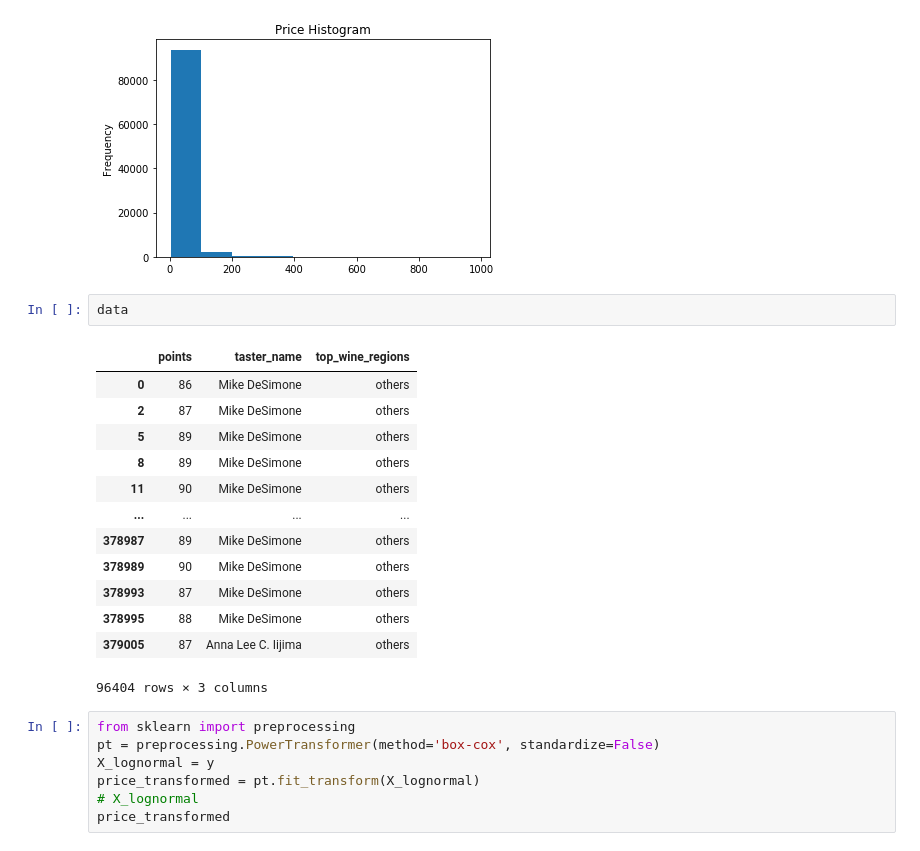
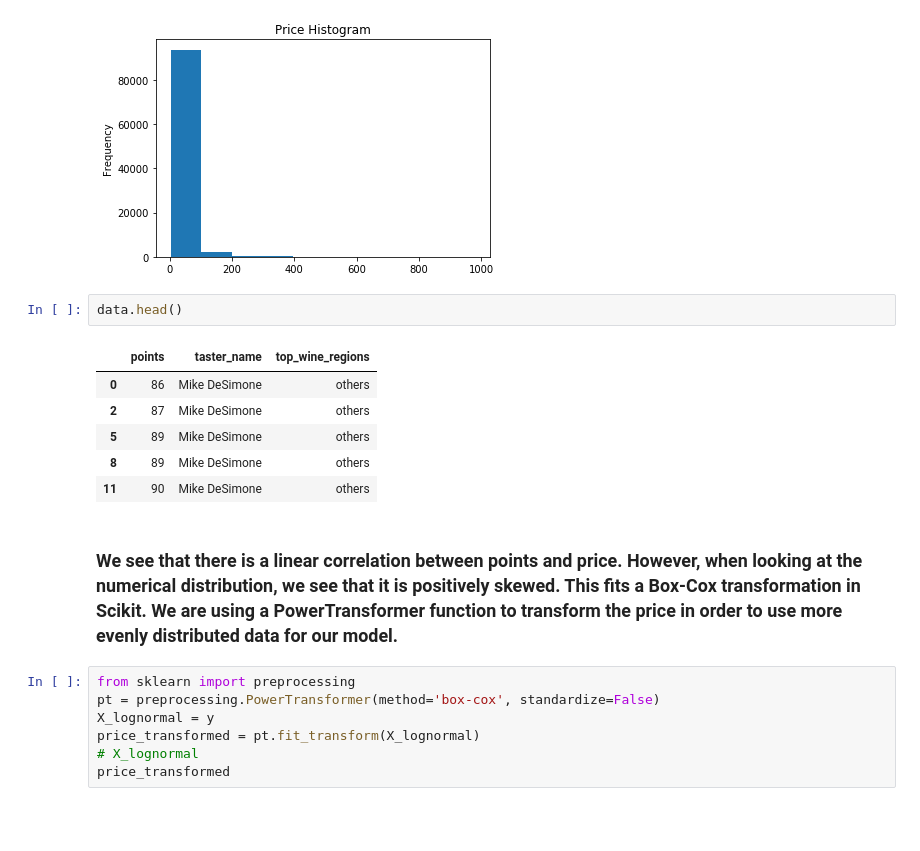
Before and after one commit to miladdavoodi9/Wine_Pricing_Model, a Jupyter notebook: ML.ipynb, the cells around one changed output. Cells and saved outputs as stored; diff of their text form; blank space fills up the shorter version.

```diff
--- a/ML.ipynb
+++ b/ML.ipynb
@@ -68,21 +80,16 @@ plt.show()
 [figure]
 [figure]
 # %%
-data
+data.head()
 # %% [output]
 |  | points | taster_name | top_wine_regions |
 | 0 | 86 | Mike DeSimone | others |
 | 2 | 87 | Mike DeSimone | others |
 | 5 | 89 | Mike DeSimone | others |
 | 8 | 89 | Mike DeSimone | others |
 | 11 | 90 | Mike DeSimone | others |
-| ... | ... | ... | ... |
-| 378987 | 89 | Mike DeSimone | others |
-| 378989 | 90 | Mike DeSimone | others |
-| 378993 | 87 | Mike DeSimone | others |
-| 378995 | 88 | Mike DeSimone | others |
-| 379005 | 87 | Anna Lee C. Iijima | others |
-96404 rows × 3 columns
+# %% [markdown]
+### We see that there is a linear correlation between points and price. However, when looking at the numerical distribution, we see that it is positively skewed. This fits a Box-Cox transformation in Scikit. We are using a PowerTransformer function to transform the price in order to use more evenly distributed data for our model.
 # %%
 from sklearn import preprocessing
 pt = preprocessing.PowerTransformer(method='box-cox', standardize=False)
```
Also changed, not shown: parts of 61 cells of this notebook, 1 other file.
